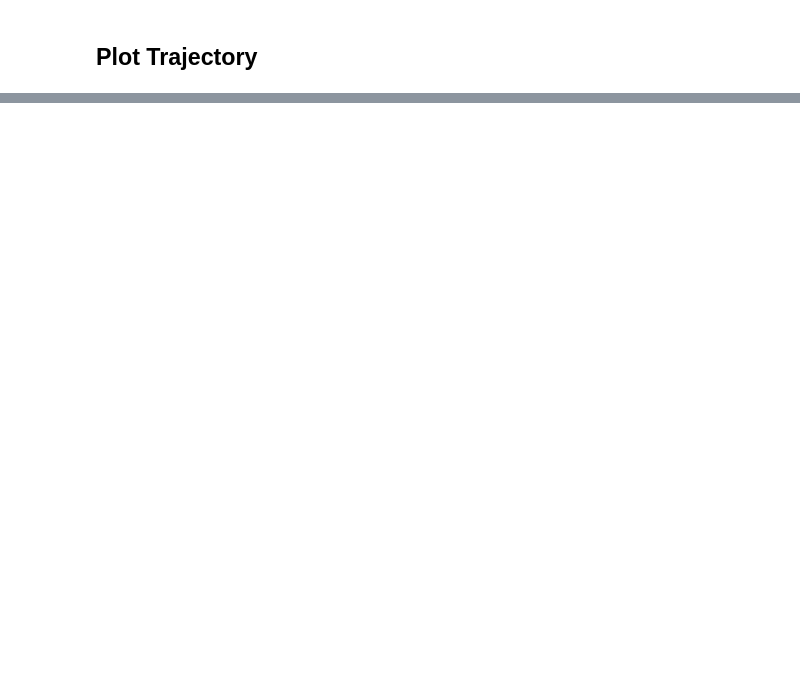
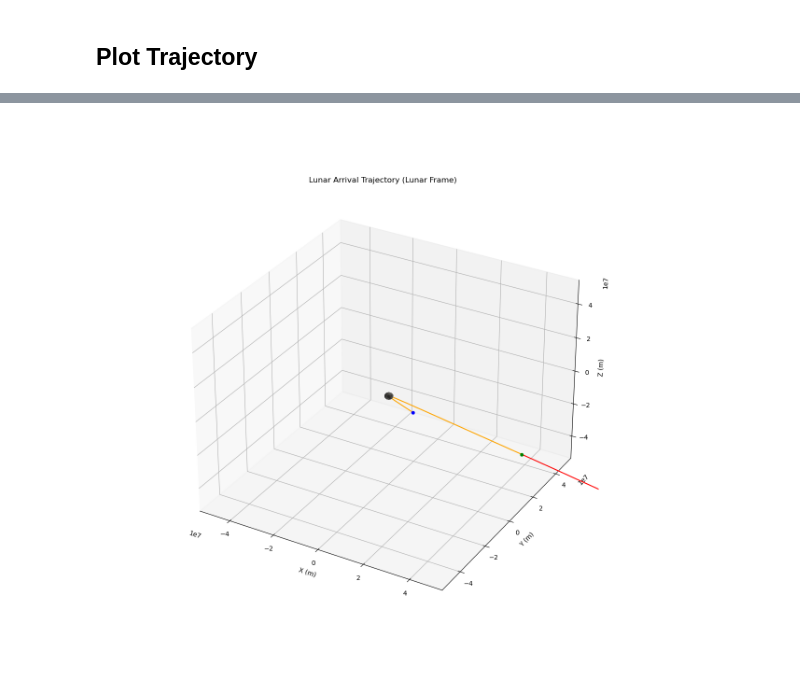
Before and after one commit to ianruh/EMA-550-Final-Project, a Jupyter notebook: Final Project.ipynb, the cells around one changed output, grey strips where cells are left out. Cells and saved outputs as stored; diff of their text form; code cells hidden in the pictures; blank space fills up the shorter version.

```diff
--- a/Final Project.ipynb
+++ b/Final Project.ipynb
@@ -124,0 +218,37 @@ transfer_ephemeris.plot(
+# %%
+##### Setup #####
+fig = plt.figure()
+ax = plt.axes(projection='3d')
+ax.set(
+    xlim=_lunar_limits[0],
+    ylim=_lunar_limits[1],
+    zlim=_lunar_limits[2])
+plot_moon(
+    ax=ax,
+    label="Moon")
+
+ax.set_title("Lunar Arrival Trajectory (Lunar Frame)")
+ax.set_xlabel("X (m)")
+ax.set_ylabel("Y (m)")
+ax.set_zlabel("Z (m)")
+# ax.legend()
+
+##### interesting bits #####
+transfer_ephemeris.plot_eci_in_lunar(
+    ax=ax,
+    t0=launch_time,
+    t1=lunar_soi_entry_time,
+    label="Transfer Orbit",
+    moon_ephemeris=moon_ephemeris,
+    pathColor="red",
+    pointColor="green")
+# Note that we dont use plot_lunar_in_eci() because this is in the lunar frame
+lunar_transfer_ephemeris.plot(
+    ax=ax,
+    t0=lunar_soi_entry_time,
+    t1=launch_time+time_of_flight,
+    label="Transfer Orbit",
+    pathColor="orange",
+    pointColor="blue")
+# %% [output]
+[figure, added]
```
Also changed, not shown: parts of 11 cells of this notebook, 9 other files.
